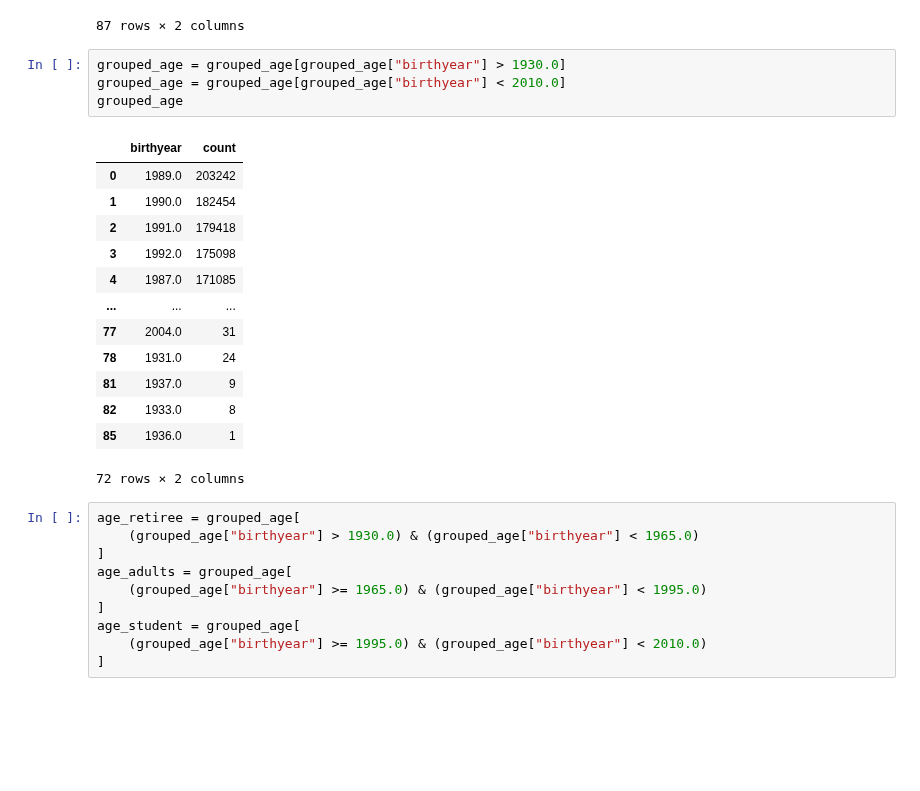
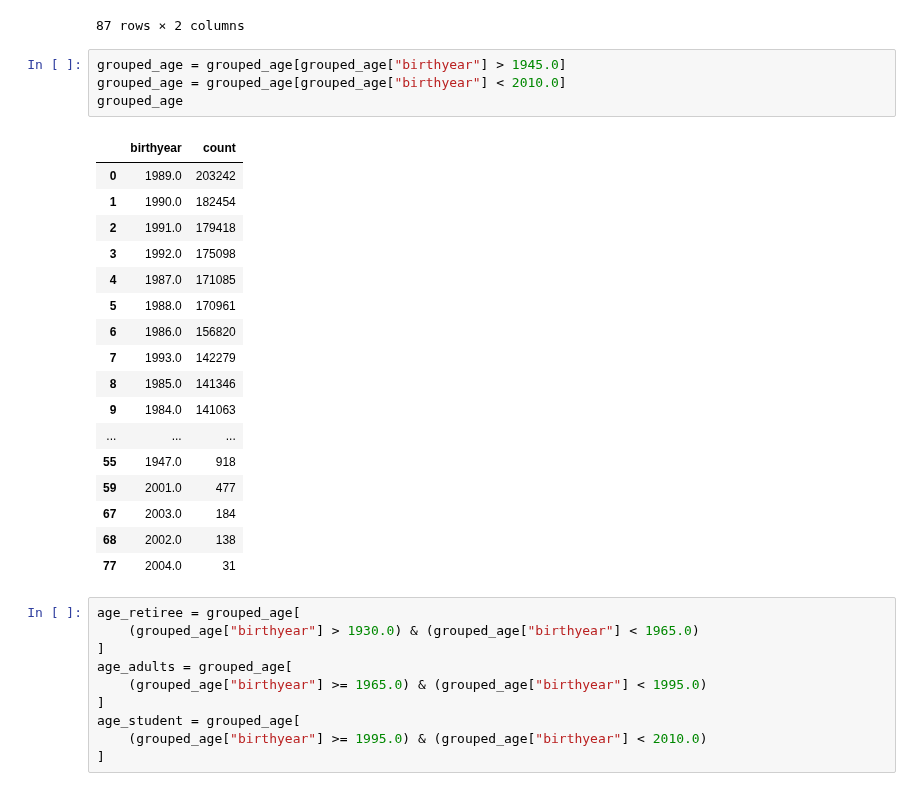
Before and after one commit to kapibarr/big-data-project, a Jupyter notebook: Gender-Age.ipynb, the cells around one changed output. Saved outputs shown, nothing was run; the diff lists cells and outputs as text; blank space fills up the shorter version.

```diff
--- a/Gender-Age.ipynb
+++ b/Gender-Age.ipynb
@@ -60,23 +60,27 @@ grouped_age
 | 86 | 1910.0 | 1 |
 87 rows × 2 columns
 # %%
-grouped_age = grouped_age[grouped_age["birthyear"] > 1930.0]
+grouped_age = grouped_age[grouped_age["birthyear"] > 1945.0]
 grouped_age = grouped_age[grouped_age["birthyear"] < 2010.0]
 grouped_age
 # %% [output]
 |  | birthyear | count |
 | 0 | 1989.0 | 203242 |
 | 1 | 1990.0 | 182454 |
 | 2 | 1991.0 | 179418 |
 | 3 | 1992.0 | 175098 |
 | 4 | 1987.0 | 171085 |
+| 5 | 1988.0 | 170961 |
+| 6 | 1986.0 | 156820 |
+| 7 | 1993.0 | 142279 |
+| 8 | 1985.0 | 141346 |
+| 9 | 1984.0 | 141063 |
 | ... | ... | ... |
+| 55 | 1947.0 | 918 |
+| 59 | 2001.0 | 477 |
+| 67 | 2003.0 | 184 |
+| 68 | 2002.0 | 138 |
 | 77 | 2004.0 | 31 |
-| 78 | 1931.0 | 24 |
-| 81 | 1937.0 | 9 |
-| 82 | 1933.0 | 8 |
-| 85 | 1936.0 | 1 |
-72 rows × 2 columns
 # %%
 age_retiree = grouped_age[
     (grouped_age["birthyear"] > 1930.0) & (grouped_age["birthyear"] < 1965.0)
```
Also changed, not shown: parts of 5 cells of this notebook, 12 other files.
